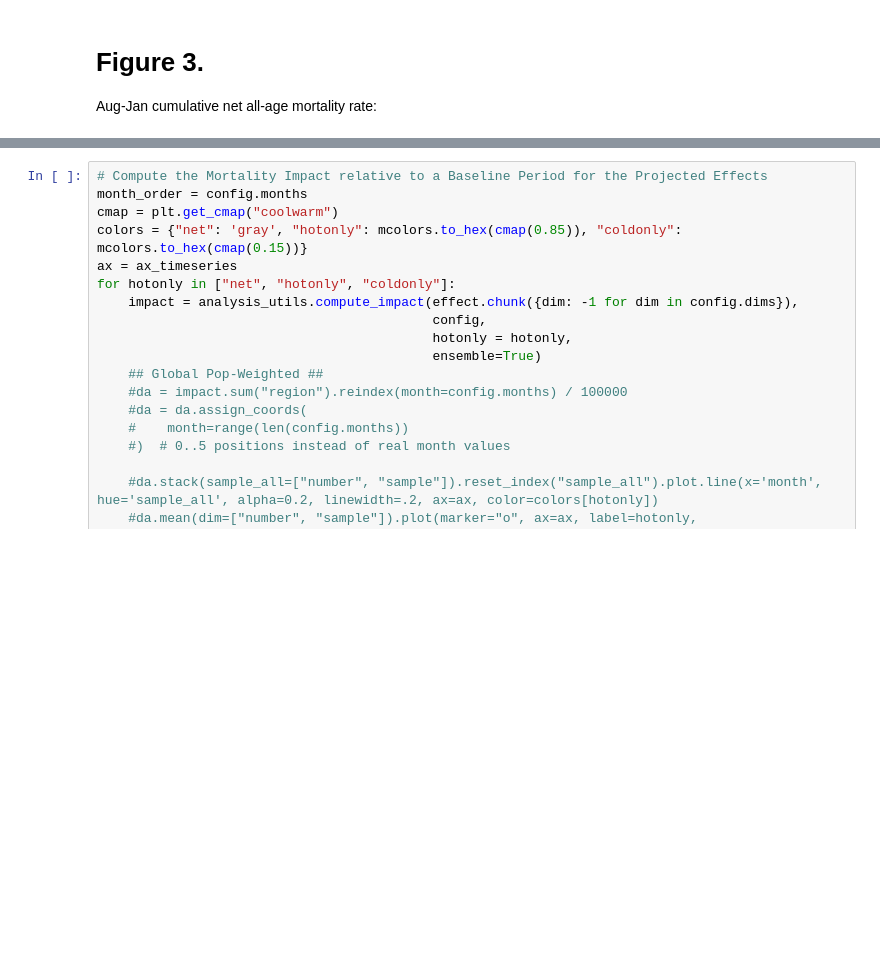
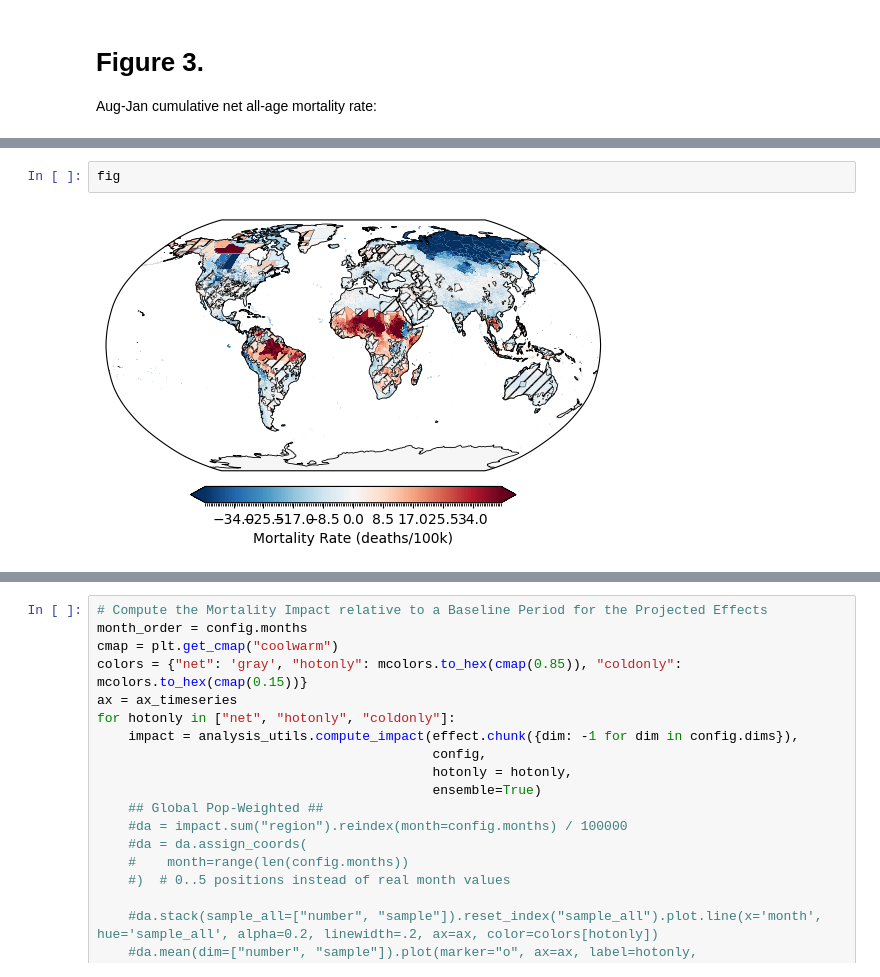
Before and after one commit to ezuetell/poreallas, a Jupyter notebook: analysis/p00_paper_figures.ipynb, the cells around one changed output, grey strips where cells are left out. Drawn from its saved outputs; the diff is of its cells as text; blank space fills up the shorter version.

```diff
--- a/analysis/p00_paper_figures.ipynb
+++ b/analysis/p00_paper_figures.ipynb
@@ -222 +271,5 @@ Aug-Jan cumulative net all-age mortality rate:
+# %%
+fig
+# %% [output]
+[figure, added]
 # %%
```
Also changed, not shown: parts of 15 cells of this notebook.
